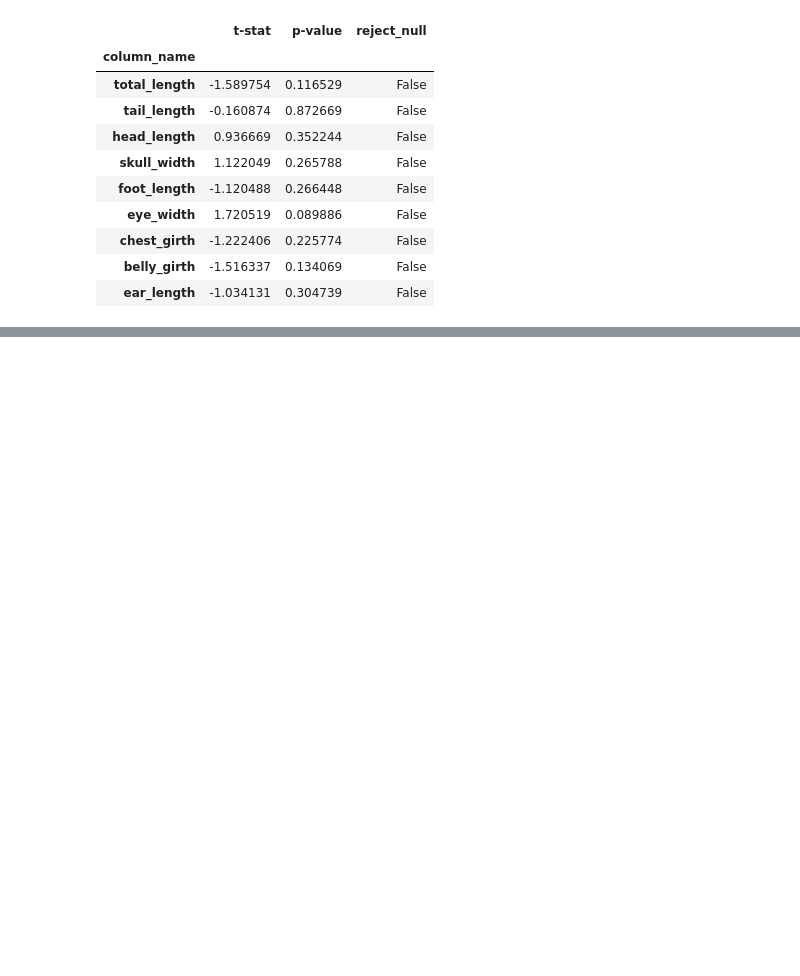
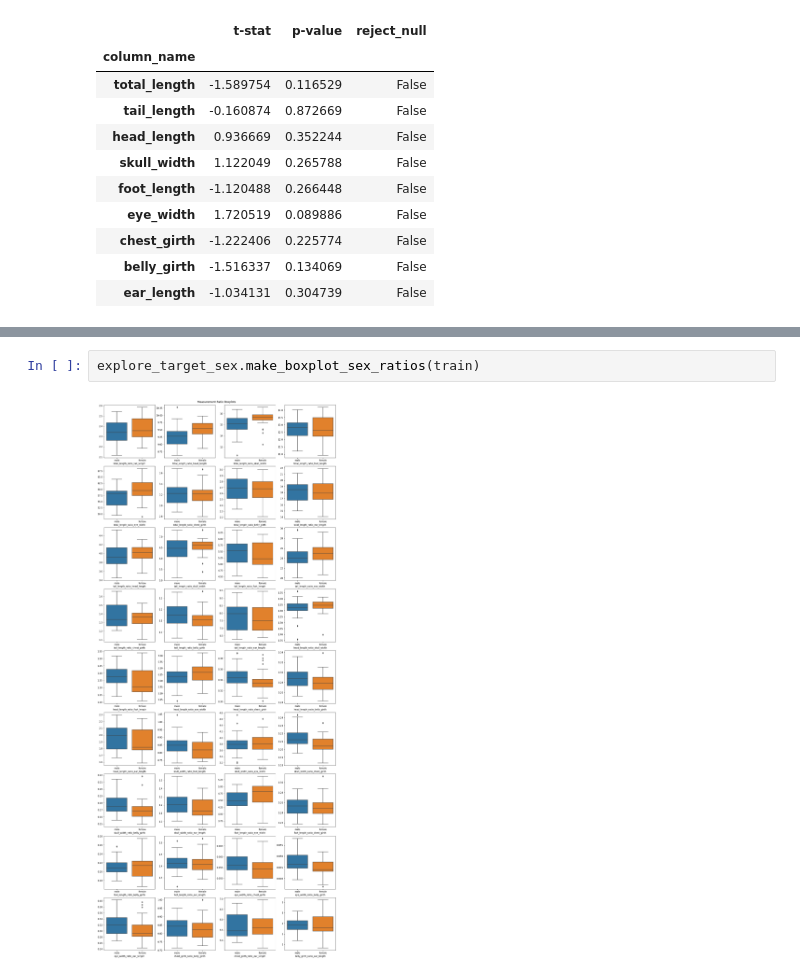
Before and after one commit to stephenfitzsimon/possum-regression, a Jupyter notebook: possum_models.ipynb, the cells around one changed output, grey strips where cells are left out. Saved outputs shown, nothing was run; the diff lists cells and outputs as text; blank space fills up the shorter version.

Commit message:
added ratio exploration and changed graphs

```diff
--- a/possum_models.ipynb
+++ b/possum_models.ipynb
@@ -348,0 +371,4 @@ The null hypothesis is likely true with a confidence of 0.95; this means that th
+# %%
+explore_target_sex.make_boxplot_sex_ratios(train)
+# %% [output]
+[figure, added]
```
Also changed, not shown: parts of 14 cells of this notebook, 2 other files.
